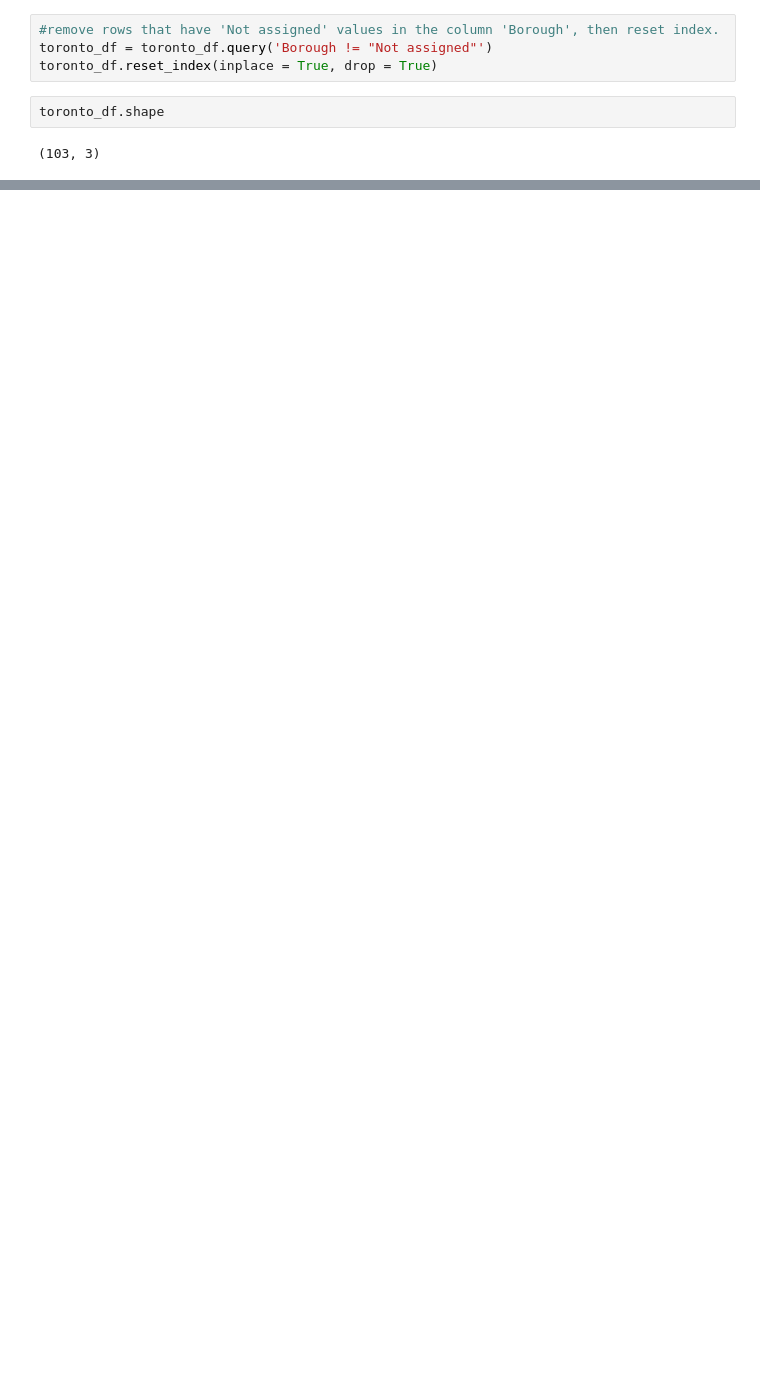
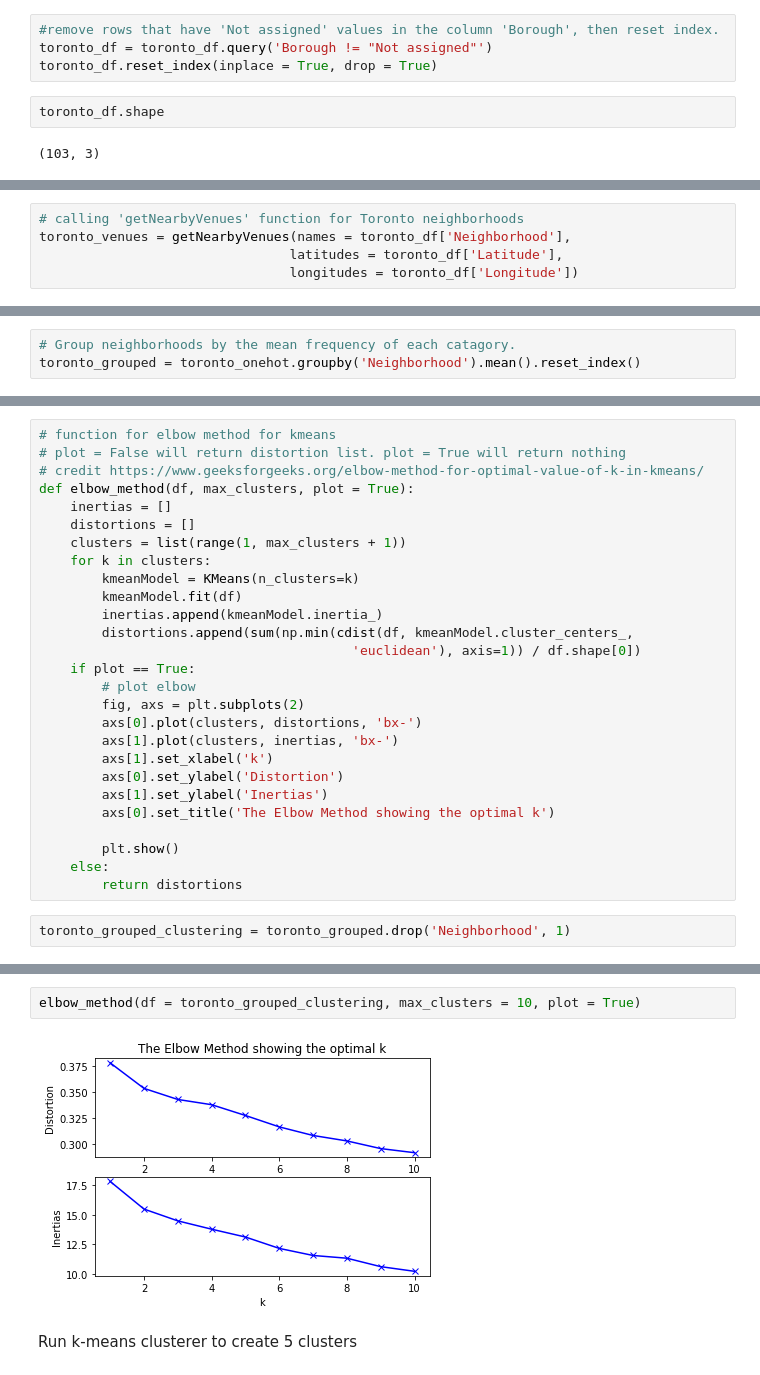
Before and after one commit to ChristopherSJames/Cousera_Capstone, a Jupyter notebook: Capstone Project Notebook.ipynb, the cells around one changed output, grey strips where cells are left out. Cells and saved outputs as stored; diff of their text form; blank space fills up the shorter version.

```diff
--- a/Capstone Project Notebook.ipynb
+++ b/Capstone Project Notebook.ipynb
@@ -46,0 +151,5 @@ toronto_df.shape
+# %%
+# calling 'getNearbyVenues' function for Toronto neighborhoods
+toronto_venues = getNearbyVenues(names = toronto_df['Neighborhood'],
+                                latitudes = toronto_df['Latitude'],
+                                longitudes = toronto_df['Longitude'])
@@ -46,0 +195,3 @@ toronto_df.shape
+# %%
+# Group neighborhoods by the mean frequency of each catagory.
+toronto_grouped = toronto_onehot.groupby('Neighborhood').mean().reset_index()
@@ -46,0 +256,29 @@ toronto_df.shape
+# %%
+# function for elbow method for kmeans
+# plot = False will return distortion list. plot = True will return nothing
+# credit https://www.geeksforgeeks.org/elbow-method-for-optimal-value-of-k-in-kmeans/
+def elbow_method(df, max_clusters, plot = True):
+    inertias = []
+    distortions = []
+    clusters = list(range(1, max_clusters + 1))
+    for k in clusters:
+        kmeanModel = KMeans(n_clusters=k)
+        kmeanModel.fit(df)
+        inertias.append(kmeanModel.inertia_)
+        distortions.append(sum(np.min(cdist(df, kmeanModel.cluster_centers_,
+                                        'euclidean'), axis=1)) / df.shape[0])
+    if plot == True:
+        # plot elbow
+        fig, axs = plt.subplots(2)
+        axs[0].plot(clusters, distortions, 'bx-')
+        axs[1].plot(clusters, inertias, 'bx-')
+        axs[1].set_xlabel('k')
+        axs[0].set_ylabel('Distortion')
+        axs[1].set_ylabel('Inertias')
+        axs[0].set_title('The Elbow Method showing the optimal k')
+
+        plt.show()
+    else:
+        return distortions
+# %%
+toronto_grouped_clustering = toronto_grouped.drop('Neighborhood', 1)
@@ -46,0 +305,6 @@ toronto_df.shape
+# %%
+elbow_method(df = toronto_grouped_clustering, max_clusters = 10, plot = True)
+# %% [output]
+[figure, added]
+# %% [markdown]
+Run k-means clusterer to create 5 clusters
```
Also changed, not shown: parts of 40 cells of this notebook, 1 other file.
